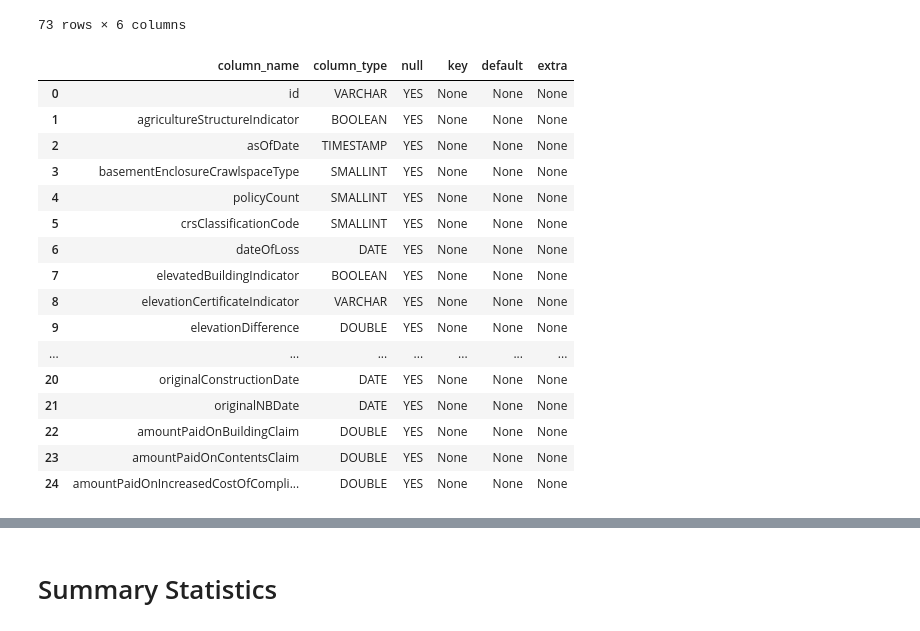
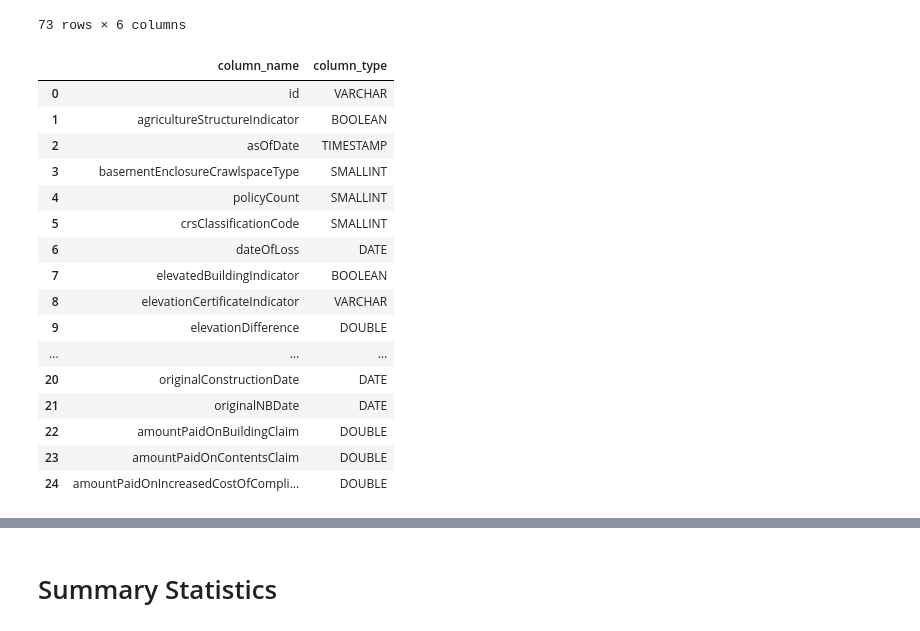
Before and after one commit to mebauer/duckdb-fema-nfip, a Jupyter notebook: analysis.ipynb, the cells around one changed output, grey strips where cells are left out. Saved outputs shown, nothing was run; the diff lists cells and outputs as text; code cells hidden in the pictures.

```diff
--- a/analysis.ipynb
+++ b/analysis.ipynb
@@ -34,16 +34,19 @@ con.load_extension(path)
 # %% [markdown]
 # Create Table Using DuckDB
 # %%
+# create a DuckDB database instance
+con = duckdb.connect()
+
 # create table of the claims dataset
-con.sql(
-    """
+con.execute("""
     CREATE TABLE claims AS
     FROM read_parquet('data/FimaNfipClaims.parquet')
-    """
-)
+""")
 
-# examine count of rows
-con.sql("SELECT COUNT(*) AS count_rows FROM claims").show()
+# sanity check, examine count of rows
+con.sql("""
+    SELECT COUNT(*) AS count_rows FROM claims
+""").show()
 # %% [output]
 ┌────────────┐
 │ count_rows │
@@ -95,22 +149,22 @@ describe_df
 73 rows × 6 columns
 # %%
 # examine each column in sections because of large number of columns
-describe_df.iloc[:25, :]
+describe_df.iloc[:25, :2]
 # %% [output]
-|  | column_name | column_type | null | key | default | extra |
-| 0 | id | VARCHAR | YES | None | None | None |
-| 1 | agricultureStructureIndicator | BOOLEAN | YES | None | None | None |
-| 2 | asOfDate | TIMESTAMP | YES | None | None | None |
-| 3 | basementEnclosureCrawlspaceType | SMALLINT | YES | None | None | None |
-| 4 | policyCount | SMALLINT | YES | None | None | None |
-| 5 | crsClassificationCode | SMALLINT | YES | None | None | None |
-| 6 | dateOfLoss | DATE | YES | None | None | None |
-| 7 | elevatedBuildingIndicator | BOOLEAN | YES | None | None | None |
-| 8 | elevationCertificateIndicator | VARCHAR | YES | None | None | None |
-| 9 | elevationDifference | DOUBLE | YES | None | None | None |
-| ... | ... | ... | ... | ... | ... | ... |
-| 20 | originalConstructionDate | DATE | YES | None | None | None |
-| 21 | originalNBDate | DATE | YES | None | None | None |
-| 22 | amountPaidOnBuildingClaim | DOUBLE | YES | None | None | None |
-| 23 | amountPaidOnContentsClaim | DOUBLE | YES | None | None | None |
-| 24 | amountPaidOnIncreasedCostOfCompli... | DOUBLE | YES | None | None | None |
+|  | column_name | column_type |
+| 0 | id | VARCHAR |
+| 1 | agricultureStructureIndicator | BOOLEAN |
+| 2 | asOfDate | TIMESTAMP |
+| 3 | basementEnclosureCrawlspaceType | SMALLINT |
+| 4 | policyCount | SMALLINT |
+| 5 | crsClassificationCode | SMALLINT |
+| 6 | dateOfLoss | DATE |
+| 7 | elevatedBuildingIndicator | BOOLEAN |
+| 8 | elevationCertificateIndicator | VARCHAR |
+| 9 | elevationDifference | DOUBLE |
+| ... | ... | ... |
+| 20 | originalConstructionDate | DATE |
+| 21 | originalNBDate | DATE |
+| 22 | amountPaidOnBuildingClaim | DOUBLE |
+| 23 | amountPaidOnContentsClaim | DOUBLE |
+| 24 | amountPaidOnIncreasedCostOfCompli... | DOUBLE |
```
Also changed, not shown: parts of 44 cells of this notebook, 4 other files.
